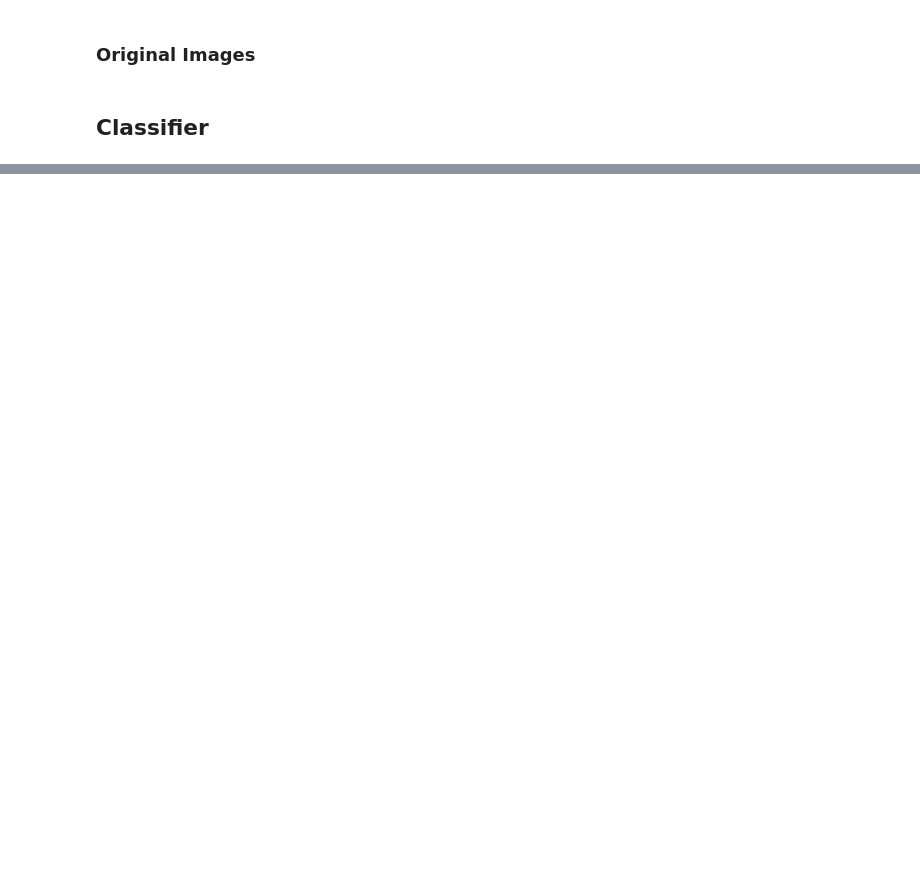
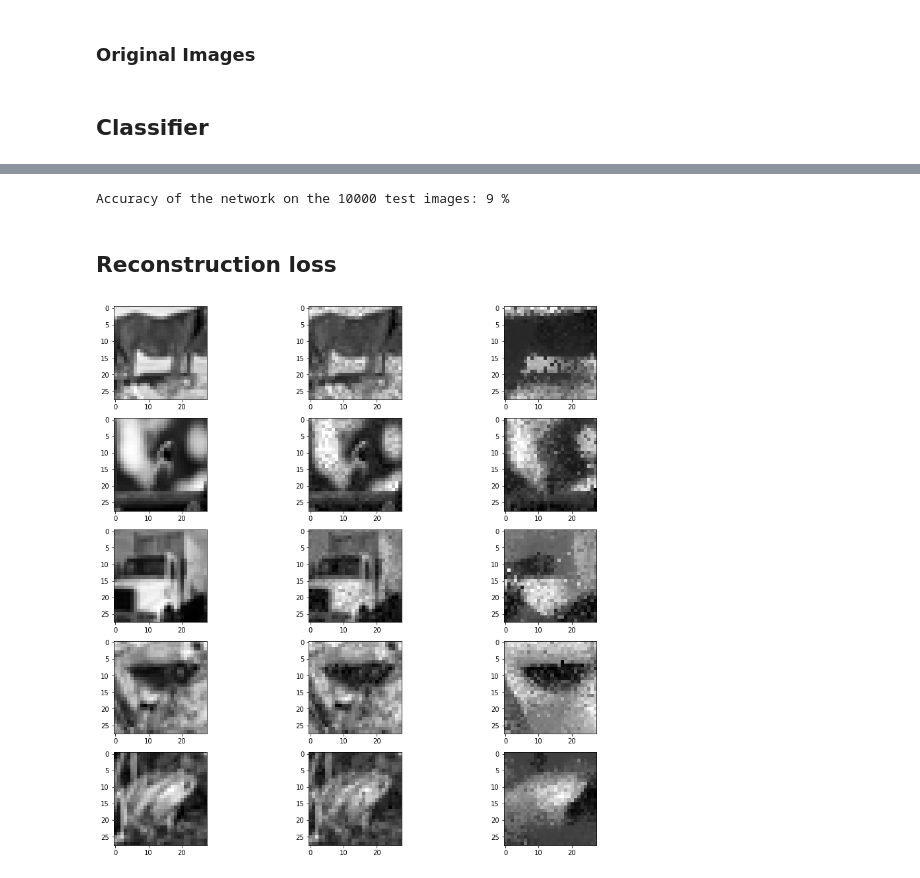
Before and after one commit to CadmusFlux/Implicit_neural_representation, a Jupyter notebook: Rawimage_classifiers.ipynb, the cells around one changed output, grey strips where cells are left out. Cells and saved outputs as stored; diff of their text form; code cells hidden in the pictures; blank space fills up the shorter version.

```diff
--- a/Rawimage_classifiers.ipynb
+++ b/Rawimage_classifiers.ipynb
@@ -158,0 +248,2 @@ classifier(input_reconst,targets,'logit',"reconstructed "+dataset_name,True,pca_
+# %%
+input_dimension,train_dataloader,test_dataloader = dataset_loader(input_reconst,targets)
@@ -158,0 +273,33 @@ classifier(input_reconst,targets,'logit',"reconstructed "+dataset_name,True,pca_
+# %%
+model = Net(input_dimension).to(device)
+
+criterion = nn.CrossEntropyLoss()
+optimizer = optim.SGD(model.parameters(), lr=0.001, momentum=0.9)
+# %%
+for epoch in range(2):  # loop over the dataset multiple times
+
+    running_loss = 0.0
+
+    for i, data in enumerate(train_dataloader, 0):
+
+        inputs,labels = data
+        inputs = inputs.to(device)
+        labels = labels.to(device)
+
+        outputs = model(inputs)
+
+        loss = criterion(outputs, labels)
+        loss.backward()
+        optimizer.step()
+
+        running_loss += loss.item()
+
+        if i % 100 == 0:    # print every 2000 mini-batches
+            print('[%d, %5d] loss: %.3f' %
+                  (epoch + 1, i + 1, running_loss / 2000))
+            running_loss = 0.0
+
+
+# print(inputs,"\n",labels,"\n",outputs)
+# print(outputs.dtype,labels.dtype)
+print('Finished Training')
@@ -158,0 +314,28 @@ classifier(input_reconst,targets,'logit',"reconstructed "+dataset_name,True,pca_
+# %%
+correct = 0.
+total = 0.
+for inputs, labels in train_dataloader:
+
+    inputs = inputs.to(device)
+    outputs_test = model(inputs)
+    _, predicted = torch.max(outputs_test.data, 1)
+    #print(predicted)
+    total += labels.size(0)
+
+    correct += (predicted.detach().cpu().numpy() == labels.detach().cpu().numpy()).sum().item()
+
+print('Accuracy of the network on the 10000 test images: %d %%' % (     100 * correct / total))
+# %% [output]
+Accuracy of the network on the 10000 test images: 9 %
+# %% [markdown]
+## Reconstruction loss
+# %%
+f, axarr = plt.subplots(5,3,figsize=(15,15))
+
+for i,idx in enumerate(np.linspace(0, 9999, 5,dtype=int)):
+
+    axarr[i,0].imshow(input_org_reshape[idx],cmap="gray")
+    axarr[i,1].imshow(input_reconst[idx],cmap="gray")
+    axarr[i,2].imshow(input_reconst_nonfourier[idx],cmap="gray")
+# %% [output]
+[figure, added]
```
Also changed, not shown: parts of 29 cells of this notebook, 2 other files.
